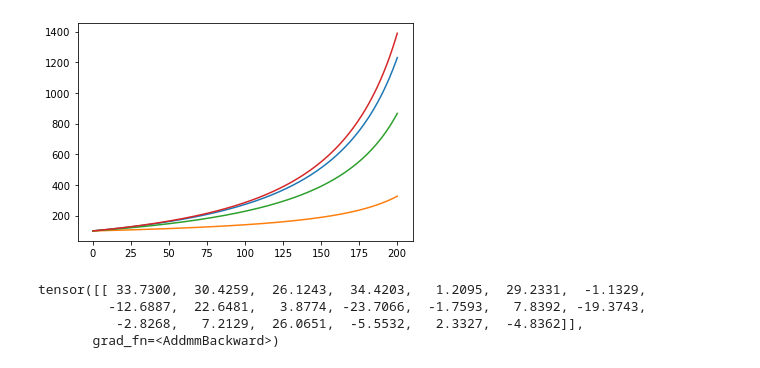
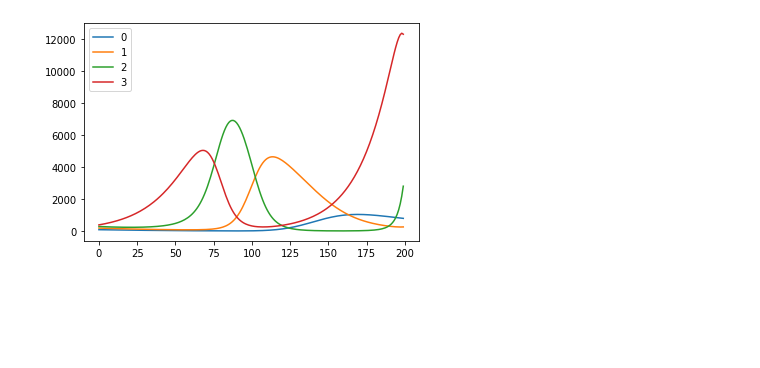
Before and after one commit to LouisRouillard/NF_test_bench, a Jupyter notebook: sbi_lotka_volterra.ipynb, the cells around one changed output. Cells and saved outputs as stored; diff of their text form; code cells hidden in the pictures; blank space fills up the shorter version.

Commit message:
vectorized LV + custom prior

```diff
--- a/sbi_lotka_volterra.ipynb
+++ b/sbi_lotka_volterra.ipynb
@@ -19,29 +83,52 @@ prior = utils.BoxUniform(low=torch.zeros(N_POP + N_POP * N_POP), high=torch.cat(
 # %%
 def f(x, r, A):
-    return r + A @ x
+    return r + torch.sum(A * x.unsqueeze(-2), axis=-1)
 
 
 def simulator(theta):
-    r = theta[:N_POP]
-    A = theta[N_POP:].reshape(N_POP, N_POP)
+    sample_shape = theta.shape[:-1]
+    r = torch.Tensor([-c, -c, -c,  a])
+    A = theta.view(sample_shape + (N_POP, N_POP))
 
-    H = torch.zeros((H0.shape[0], N_SIMU+1))
-    H[:, 0] = H0.clone()
-    dt = 0.1
+    H = torch.zeros(sample_shape + (N_POP, N_SIMU))
+    H[..., 0] = H0.clone()
+    dt = 0.5
 
-    for i in range(1, N_SIMU+1):
-        H[:, i] = H[:, i-1] + dt * H[:, i-1] * f(H[:, i-1], r, A)
+    noise = torch.distributions.Normal(
+        loc=torch.zeros(sample_shape + (N_POP,)),
+        scale=5
+    )
 
-    return H[None, :, :]
+    for i in range(1, N_SIMU):
+        H[..., i] = torch.maximum(
+            torch.Tensor([0]),
+            H[..., i-1] + dt * H[..., i-1] * f(H[..., i-1], r, A) # + noise.sample()
+        )
+
+    return H
+# %%
+a = 0.1
+b = 5e-5
+c = 0.04
+
+theta = torch.Tensor(
+    [
+        [ 0,  b,  0,  0],
+        [-b,  0,  b,  0],
+        [ 0, -b,  0,  b],
+        [ 0,  0, -b,  0]
+    ]
+).view((1, -1,))
 # %%
-observations = simulator(prior.sample())
+observations = simulator(theta)
 # %%
 for i in range(N_POP):
-    plt.plot(observations[0, i])
+    plt.plot(observations[0, i, :])
 
+plt.legend([str(i) for i in range(N_POP)])
 plt.show()
 # %% [output]
-[figure, old version]
+[figure, new version]
 # %%
 embedding = nn.Sequential(
     nn.Conv1d(N_POP, 16, kernel_size=5),
@@ -53,11 +140,4 @@ embedding = nn.Sequential(
 )
-# %%
-embedding(observations)
-# %% [output]
-tensor([[ 33.7300,  30.4259,  26.1243,  34.4203,   1.2095,  29.2331,  -1.1329,
-         -12.6887,  22.6481,   3.8774, -23.7066,  -1.7593,   7.8392, -19.3743,
-          -2.8268,   7.2129,  26.0651,  -5.5532,   2.3327,  -4.8362]],
-       grad_fn=<AddmmBackward>)
 # %%
 from sbi import utils
 from sbi import inference
```
Also changed, not shown: parts of 9 cells of this notebook.
